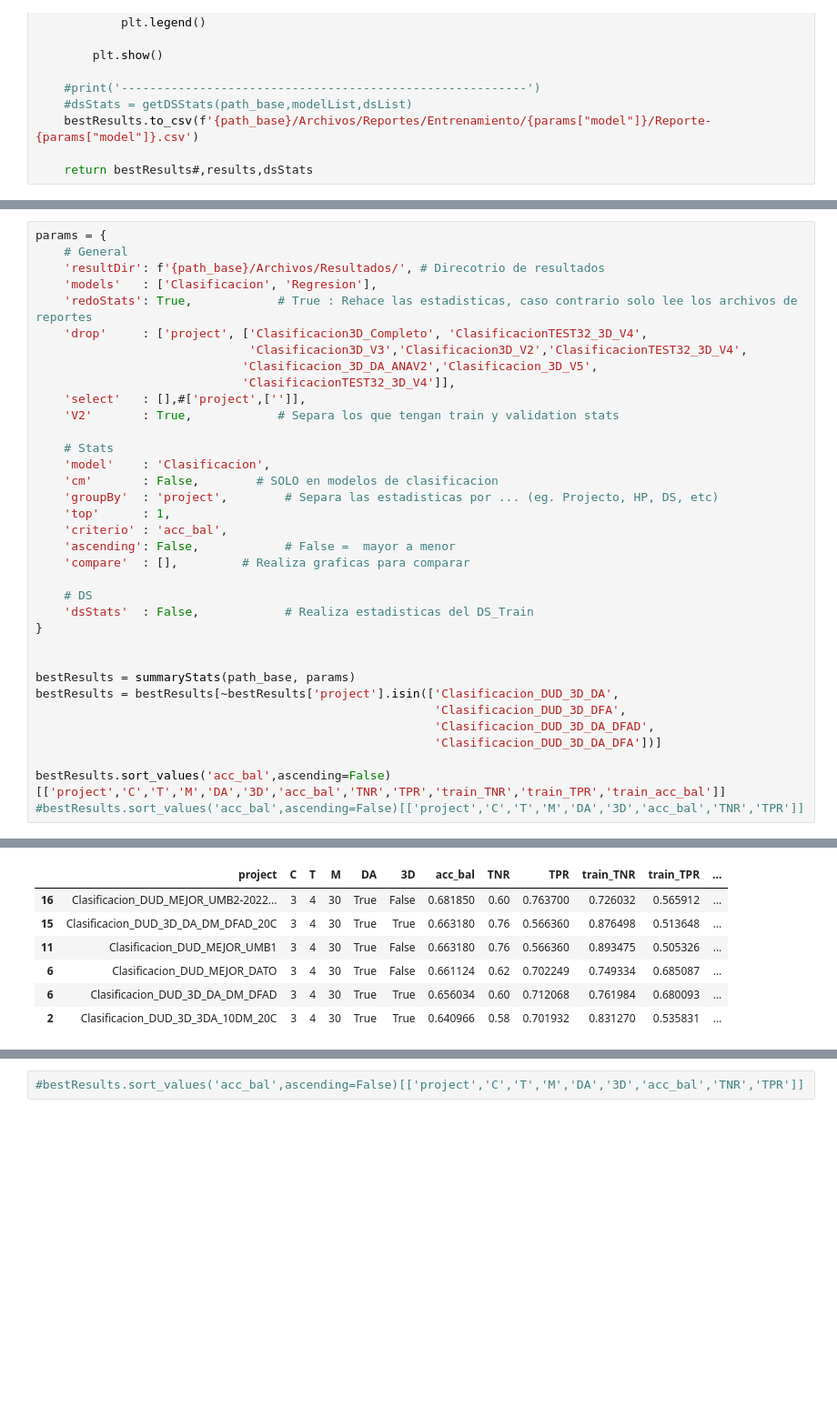
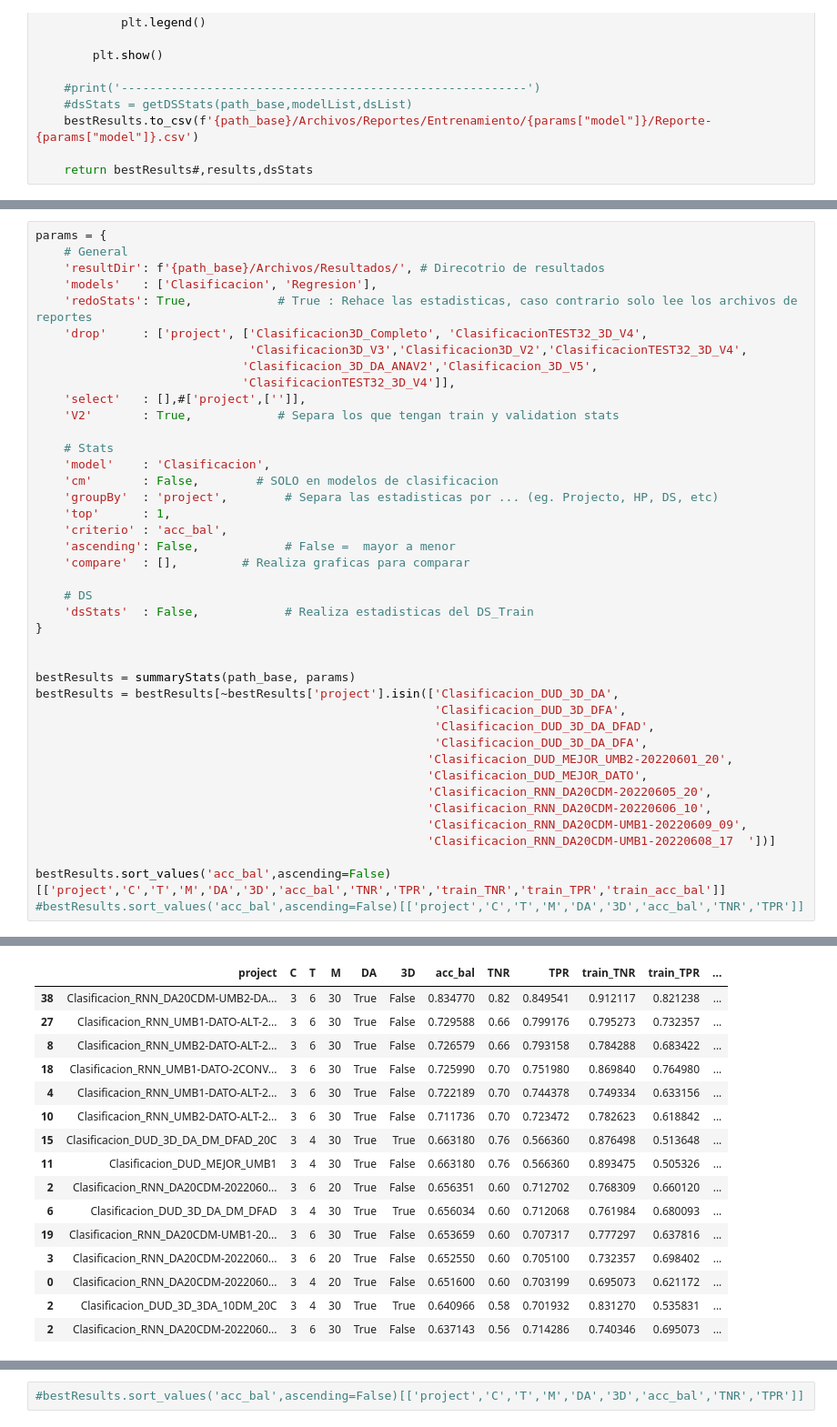
Before and after one commit to ShounenGakusei/Tesis2-DiegoParedes, a Jupyter notebook: Codigo/04-AnalisisResultados/01-generarReportes.ipynb, the cells around one changed output, grey strips where cells are left out. Shown: that part at 91% size. Drawn from its saved outputs; the diff is of its cells as text; blank space fills up the shorter version.

```diff
--- a/Codigo/04-AnalisisResultados/01-generarReportes.ipynb
+++ b/Codigo/04-AnalisisResultados/01-generarReportes.ipynb
@@ -526,7 +533,13 @@ bestResults = summaryStats(path_base, params)
 bestResults = bestResults[~bestResults['project'].isin(['Clasificacion_DUD_3D_DA',
                                                         'Clasificacion_DUD_3D_DFA',
                                                         'Clasificacion_DUD_3D_DA_DFAD',
-                                                        'Clasificacion_DUD_3D_DA_DFA'])]
+                                                        'Clasificacion_DUD_3D_DA_DFA',
+                                                       'Clasificacion_DUD_MEJOR_UMB2-20220601_20',
+                                                       'Clasificacion_DUD_MEJOR_DATO',
+                                                       'Clasificacion_RNN_DA20CDM-20220605_20',
+                                                       'Clasificacion_RNN_DA20CDM-20220606_10',
+                                                       'Clasificacion_RNN_DA20CDM-UMB1-20220609_09',
+                                                       'Clasificacion_RNN_DA20CDM-UMB1-20220608_17	'])]
 
 bestResults.sort_values('acc_bal',ascending=False)[['project','C','T','M','DA','3D','acc_bal','TNR','TPR','train_TNR','train_TPR','train_acc_bal']]
 #bestResults.sort_values('acc_bal',ascending=False)[['project','C','T','M','DA','3D','acc_bal','TNR','TPR']]
@@ -535,10 +548,19 @@ Cantidad de datos Clasificacion: 2299
 Cantidad de datos Regresion: 147
 ---------------------------------------------------------
 ['Clasificacion_DUD_3D_3DA_10DM_20C', 'Clasificacion_DUD_3D_DA', 'Clasificacion_DUD_3D_DA_DFA', 'Clasificacion_DUD_3D_DA_DFAD', 'Clasificacion_DUD_3D_DA_DM_DFAD', 'Clasificacion_DUD_3D_DA_DM_DFAD_20C' ...
 |  | project | C | T | M | DA | 3D | acc_bal | TNR | TPR | train_TNR | train_TPR | ... |
-| 16 | Clasificacion_DUD_MEJOR_UMB2-2022... | 3 | 4 | 30 | True | False | 0.681850 | 0.60 | 0.763700 | 0.726032 | 0.565912 | ... |
+| 38 | Clasificacion_RNN_DA20CDM-UMB2-DA... | 3 | 6 | 30 | True | False | 0.834770 | 0.82 | 0.849541 | 0.912117 | 0.821238 | ... |
+| 27 | Clasificacion_RNN_UMB1-DATO-ALT-2... | 3 | 6 | 30 | True | False | 0.729588 | 0.66 | 0.799176 | 0.795273 | 0.732357 | ... |
+| 8 | Clasificacion_RNN_UMB2-DATO-ALT-2... | 3 | 6 | 30 | True | False | 0.726579 | 0.66 | 0.793158 | 0.784288 | 0.683422 | ... |
+| 18 | Clasificacion_RNN_UMB1-DATO-2CONV... | 3 | 6 | 30 | True | False | 0.725990 | 0.70 | 0.751980 | 0.869840 | 0.764980 | ... |
+| 4 | Clasificacion_RNN_UMB1-DATO-ALT-2... | 3 | 6 | 30 | True | False | 0.722189 | 0.70 | 0.744378 | 0.749334 | 0.633156 | ... |
+| 10 | Clasificacion_RNN_UMB2-DATO-ALT-2... | 3 | 6 | 30 | True | False | 0.711736 | 0.70 | 0.723472 | 0.782623 | 0.618842 | ... |
 | 15 | Clasificacion_DUD_3D_DA_DM_DFAD_20C | 3 | 4 | 30 | True | True | 0.663180 | 0.76 | 0.566360 | 0.876498 | 0.513648 | ... |
 | 11 | Clasificacion_DUD_MEJOR_UMB1 | 3 | 4 | 30 | True | False | 0.663180 | 0.76 | 0.566360 | 0.893475 | 0.505326 | ... |
-| 6 | Clasificacion_DUD_MEJOR_DATO | 3 | 4 | 30 | True | False | 0.661124 | 0.62 | 0.702249 | 0.749334 | 0.685087 | ... |
+| 2 | Clasificacion_RNN_DA20CDM-2022060... | 3 | 6 | 20 | True | False | 0.656351 | 0.60 | 0.712702 | 0.768309 | 0.660120 | ... |
 | 6 | Clasificacion_DUD_3D_DA_DM_DFAD | 3 | 4 | 30 | True | True | 0.656034 | 0.60 | 0.712068 | 0.761984 | 0.680093 | ... |
+| 19 | Clasificacion_RNN_DA20CDM-UMB1-20... | 3 | 6 | 30 | True | False | 0.653659 | 0.60 | 0.707317 | 0.777297 | 0.637816 | ... |
+| 3 | Clasificacion_RNN_DA20CDM-2022060... | 3 | 6 | 20 | True | False | 0.652550 | 0.60 | 0.705100 | 0.732357 | 0.698402 | ... |
+| 0 | Clasificacion_RNN_DA20CDM-2022060... | 3 | 4 | 20 | True | False | 0.651600 | 0.60 | 0.703199 | 0.695073 | 0.621172 | ... |
 | 2 | Clasificacion_DUD_3D_3DA_10DM_20C | 3 | 4 | 30 | True | True | 0.640966 | 0.58 | 0.701932 | 0.831270 | 0.535831 | ... |
+| 2 | Clasificacion_RNN_DA20CDM-2022060... | 3 | 6 | 30 | True | False | 0.637143 | 0.56 | 0.714286 | 0.740346 | 0.695073 | ... |
```
Also changed, not shown: parts of 10 cells of this notebook, 36 other files.
